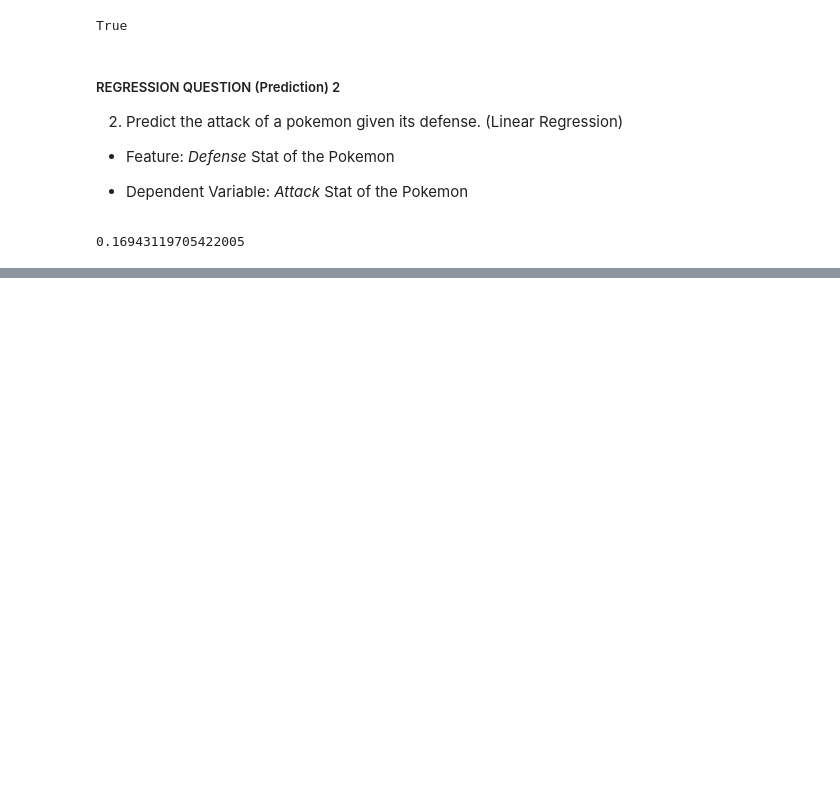
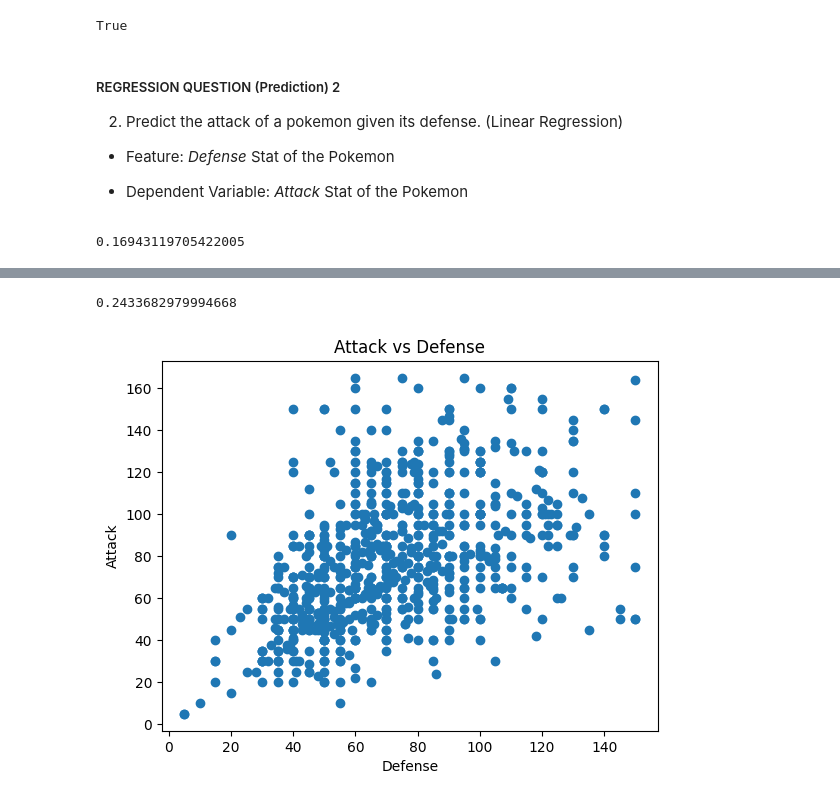
Before and after one commit to virajdas/DataSciencePlayground, a Jupyter notebook: machine_learning_introduction.ipynb, the cells around one changed output, grey strips where cells are left out. Drawn from its saved outputs; the diff is of its cells as text; code cells hidden in the pictures; blank space fills up the shorter version.

```diff
--- a/machine_learning_introduction.ipynb
+++ b/machine_learning_introduction.ipynb
@@ -103,0 +96,23 @@ Test R^2: 0.3494916916364048
+# %%
+Q1_def = dataframe['Defense'].quantile(0.25)
+Q3_def = dataframe['Defense'].quantile(0.75)
+IQR_def = Q3_def - Q1_def
+lower_def = Q1_def - 1.5 * IQR_def
+upper_def = Q3_def + 1.5 * IQR_def
+
+Q1_att = dataframe['Attack'].quantile(0.25)
+Q3_att = dataframe['Attack'].quantile(0.75)
+IQR_att = Q3_att - Q1_att
+lower_att = Q1_att - 1.5 * IQR_att
+upper_att = Q3_att + 1.5 * IQR_att
+
+dataframe_no_outliers = dataframe[
+    (dataframe['Defense'] >= lower_def) & (dataframe['Defense'] <= upper_def) &
+    (dataframe['Attack'] >= lower_att) & (dataframe['Attack'] <= upper_att)
+]
+# %%
+x = dataframe_no_outliers[['Defense']]
+y = dataframe_no_outliers[['Attack']]
+
+x_train, x_test, y_train, y_test = train_test_split(x, y, test_size=0.3, random_state=42)
+x_val, x_test, y_val, y_test = train_test_split(x_test, y_test, test_size=0.33, random_state=42)
@@ -103,0 +135,16 @@ Test R^2: 0.3494916916364048
+# %%
+model = LinearRegression()
+model.fit(x_train, y_train)
+model.score(x_test, y_test)
+# %% [output]
+0.2433682979994668
+# %%
+fig = plt.figure()
+ax = fig.add_subplot(1, 1, 1)
+ax.scatter(x, y)
+ax.set_xlabel('Defense')
+ax.set_ylabel('Attack')
+ax.set_title('Attack vs Defense')
+plt.show()
+# %% [output]
+[figure, added]
```
Also changed, not shown: parts of 6 cells of this notebook.
